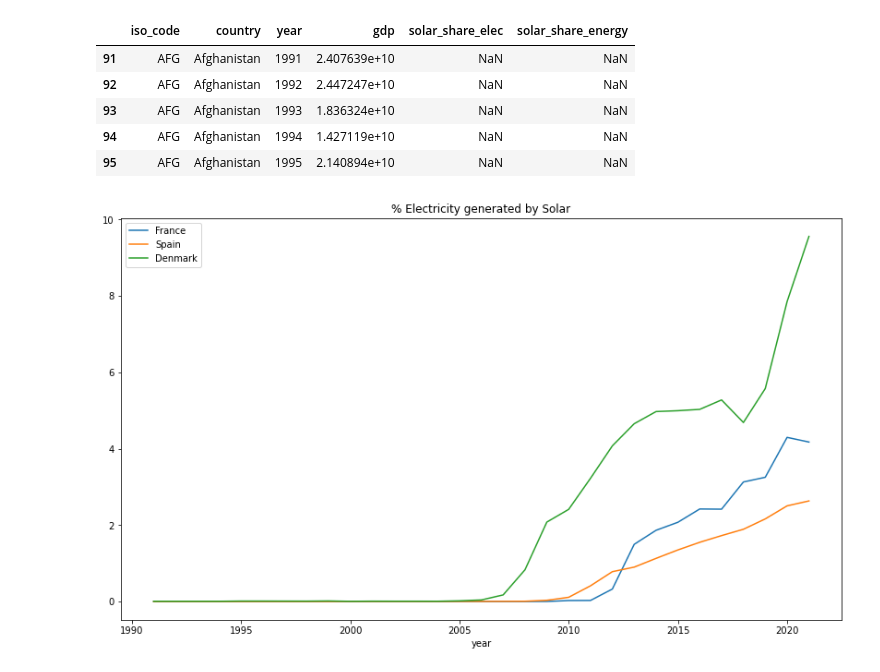
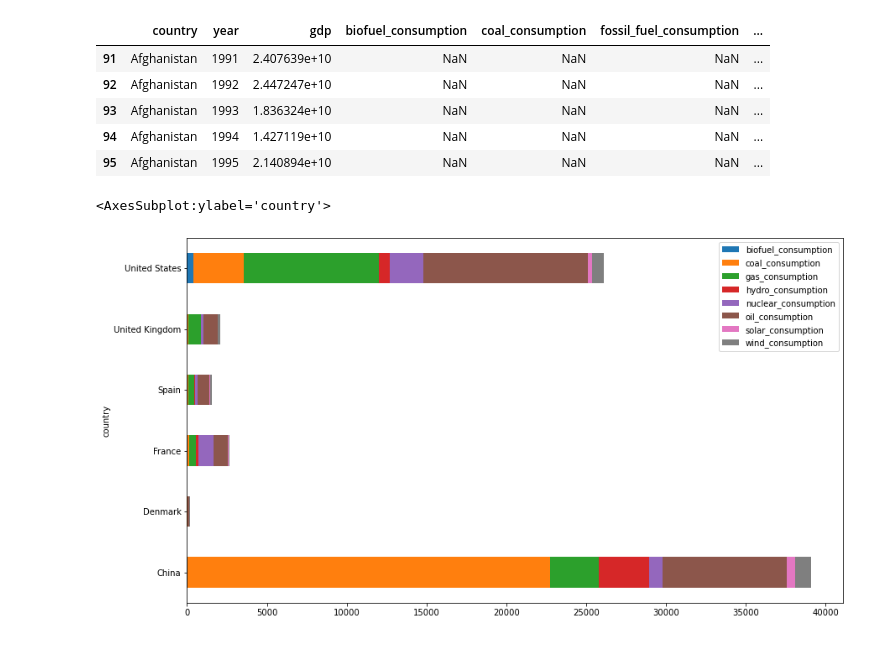
Before and after one commit to curvenote/interact, a Jupyter notebook: notebooks/owid_energy_data.ipynb, the cells around one changed output. Saved outputs shown, nothing was run; the diff lists cells and outputs as text; code cells hidden in the pictures.

```diff
--- a/notebooks/owid_energy_data.ipynb
+++ b/notebooks/owid_energy_data.ipynb
@@ -3,3 +3,5 @@ import pandas as pd
 import matplotlib.pyplot as plt
 # %%
 df = pd.read_csv('./owid-energy-data.csv');
+df['fossil_consumption'] = df['fossil_fuel_consumption']
+df['biofuel_energy_per_capita'] = df['biofuel_cons_per_capita']
@@ -8,18 +8,35 @@ search_term = 'solar_share';
+# %%
+import itertools
+
+stat_suffix = ['consumption', 'share_energy', 'share_elec','electricity']
+fuel = ['biofuel','coal','gas','hydro','nuclear','oil', 'solar','wind']
+
+for items in itertools.product(fuel, stat_suffix):
+    df["_".join(items)];
 # %%
-df2 = pd.concat([df[['iso_code','country','year', 'gdp']], df.filter(like=search_term)], axis=1)[df['year']> 1990]
+df2 = pd.concat([df[['country','year', 'gdp']], df.filter(like=stat_suffix[0])], axis=1)[df['year']> 1990]
 df2.head()
 # %% [output]
-|  | iso_code | country | year | gdp | solar_share_elec | solar_share_energy |
-| 91 | AFG | Afghanistan | 1991 | 2.407639e+10 | NaN | NaN |
-| 92 | AFG | Afghanistan | 1992 | 2.447247e+10 | NaN | NaN |
-| 93 | AFG | Afghanistan | 1993 | 1.836324e+10 | NaN | NaN |
-| 94 | AFG | Afghanistan | 1994 | 1.427119e+10 | NaN | NaN |
-| 95 | AFG | Afghanistan | 1995 | 2.140894e+10 | NaN | NaN |
+|  | country | year | gdp | biofuel_consumption | coal_consumption | fossil_fuel_consumption | ... |
+| 91 | Afghanistan | 1991 | 2.407639e+10 | NaN | NaN | NaN | ... |
+| 92 | Afghanistan | 1992 | 2.447247e+10 | NaN | NaN | NaN | ... |
+| 93 | Afghanistan | 1993 | 1.836324e+10 | NaN | NaN | NaN | ... |
+| 94 | Afghanistan | 1994 | 1.427119e+10 | NaN | NaN | NaN | ... |
+| 95 | Afghanistan | 1995 | 2.140894e+10 | NaN | NaN | NaN | ... |
+# %%
+selected_stat = stat_suffix[0]
+stats = ["_".join(items) for items in itertools.product(fuel, [selected_stat])]
 # %%
 fig, ax = plt.subplots(figsize=(14,8))
-country_list = ['France', 'Spain', 'Denmark']
-df2[(df2['country'].isin(country_list))].groupby('country')[['year','solar_share_elec']].plot(x='year', ax=ax);
-ax.set_title('% Electricity generated by Solar');
-ax.legend(country_list);
+country_list = ['China', 'United States', 'United Kingdom', 'France', 'Spain', 'Denmark']
+df3 = df2[(df2['country'].isin(country_list)) & (df['year'] == 2019)][['country']+stats]
+df3 = df3.set_index('country')
+df3.plot(kind="barh", ax=ax, stacked=True)
+
+
+# .plot(x='country', ax=ax, kind='barh', stacked=True);
+# ax.set_title('% Electricity generated by Solar');
+# ax.legend(country_list);
 # %% [output]
+<AxesSubplot:ylabel='country'>
-[figure, old version]
+[figure, new version]
```
Also changed, not shown: parts of 1 cell of this notebook, 19 other files.
